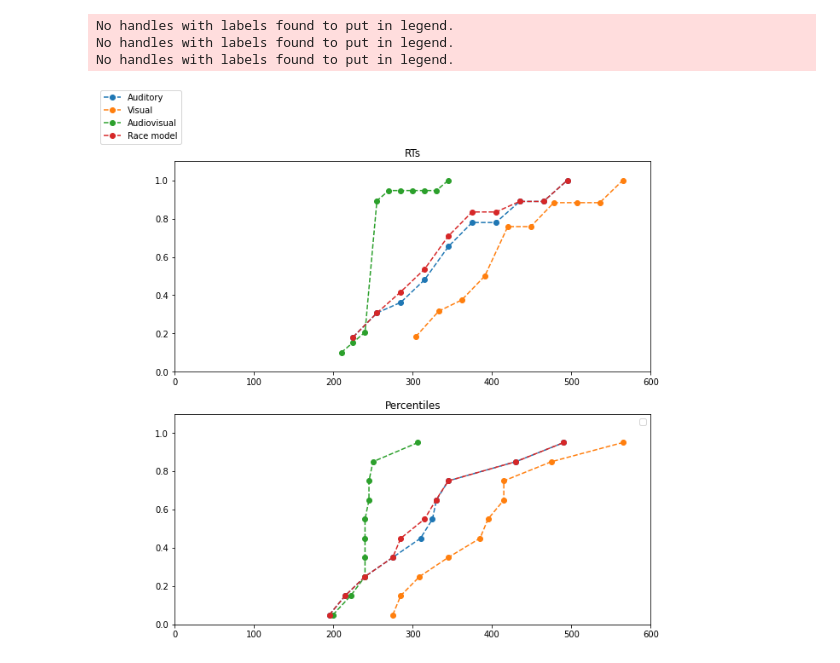
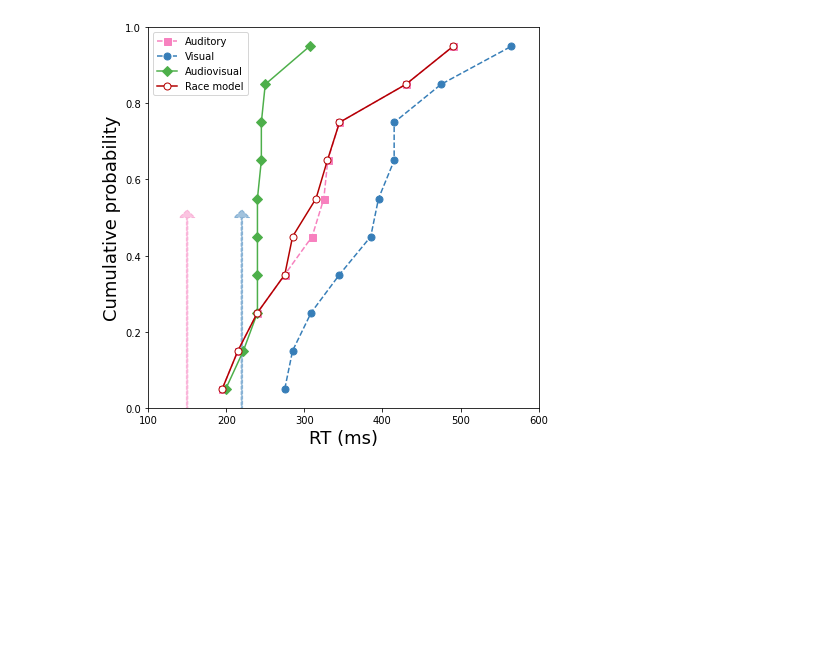
Before and after one commit to wakephul/musin-backend, a Jupyter notebook: cerebellum_rt_plot.ipynb, the cells around one changed output. Drawn from its saved outputs; the diff is of its cells as text; code cells hidden in the pictures; blank space fills up the shorter version.

Commit message:
feat: reset code for cortex + plots

```diff
--- a/cerebellum_rt_plot.ipynb
+++ b/cerebellum_rt_plot.ipynb
@@ -3,9 +3,7 @@ from src.nest.plots.generate import moving_average_plot_no_save
 from src.nest.output.rates import calculate_response_times
 import json
 import matplotlib.pyplot as plt
-# CDF plot for spike times
 import numpy as np
-import matplotlib.pyplot as plt
 
 def cdf_calc(data):
     count, bins_count = np.histogram(data, bins=10)
@@ -19,13 +17,20 @@ def cdf_calc(data):
 ids = [407, 408, 409, 410, 411, 412, 413, 414, 415, 416]
 th = 15
 plots = [
-    ['0', 'Auditory'],
-    ['1', 'Visual'],
-    ['2', 'Audiovisual']
+    ['0', 'Auditory', '--s', '#f781bf', '#f781bf'],
+    ['1', 'Visual', '--o', '#377eb8', '#377eb8'],
+    ['2', 'Audiovisual', '-D', '#4daf4a', '#4daf4a']
 ]
 
-figure, axis = plt.subplots(2, 1, figsize=(10, 10))
-plt.setp(axis, xlim=(0, 600), ylim=(0, 1.1))
+# figure, axis = plt.subplots(2, 1, figsize=(10, 10))
+# plt.setp(axis, xlim=(0, 600), ylim=(0, 1.1))
+# axis[0].set_title('RTs')
+# axis[1].set_title('Percentiles')
+plt.figure(figsize=(7, 7))
+plt.xlim(100, 600)
+plt.ylim(0, 1)
+plt.xlabel("RT (ms)", fontsize=18)
+plt.ylabel("Cumulative probability", fontsize=18)
 
 response_times = []
 for index, plot in enumerate(plots):
@@ -43,10 +48,6 @@ for index, plot in enumerate(plots):
 
         ma_rates = [abs(a-b) for a, b in zip(ma_rates_a, ma_rates_b)]
 
-        # plt.figure()
-        # plt.plot(times, ma_rates)
-        # plt.show()
-
         trial_time = 3000
         bin_size = 5
         resp = calculate_response_times(ma_rates, th, trial_time, bin_size)
@@ -63,29 +64,27 @@ for index, plot in enumerate(plots):
     for i in np.arange(0.05, 1.0, 0.1):
         perc.append(np.percentile(response_times_complete, i*100))
 
-    axis[0].plot(bins_count[1:], cdf, '--o', label=plot[1])
-    axis[0].set_title('RTs')
-    axis[1].plot(perc, np.arange(0.05, 1.0, 0.1), '--o')
-    axis[1].set_title('Percentiles')
-    plt.legend()
+    # axis[0].plot(bins_count[1:], cdf, plot[2], label=plot[1], color=plot[3], markerfacecolor=plot[4])
+    # axis[1].plot(perc, np.arange(0.05, 1.0, 0.1), plot[2], label=plot[1], color=plot[3], markerfacecolor=plot[4])
+    plt.plot(perc, np.arange(0.05, 1.0, 0.1), plot[2], label=plot[1], color=plot[3], markerfacecolor=plot[4], markersize=7)
 
 race_model = np.minimum.reduce([response_times[0], response_times[1]])
-# print(response_times[0])
-# print(response_times[1])
-# print(race_model)
 race_model = [v for v in race_model if v != 999999999]
+bins_count, cdf = cdf_calc(race_model)
 
-bins_count, cdf = cdf_calc(race_model)
 perc = []
 for i in np.arange(0.05, 1.0, 0.1):
     perc.append(np.percentile(race_model, i*100))
 
-axis[0].plot(bins_count[1:], cdf, '--o', label='Race model')
-axis[1].plot(perc, np.arange(0.05, 1.0, 0.1), '--o')
+# axis[0].plot(bins_count[1:], cdf, '-o', label='Race model', color="crimson", markerfacecolor="white")
+# axis[1].plot(perc, np.arange(0.05, 1.0, 0.1), '-o', label='Race model', color="crimson", markerfacecolor="white")
+plt.plot(perc, np.arange(0.05, 1.0, 0.1), '-o', label='Race model', color="#b30000", markerfacecolor="white", markersize=7)
 
-# handles, labels = [(a + b) for a, b in zip(axis[0].get_legend_handles_labels(), axis[1].get_legend_handles_labels())]
-handles, labels = axis[0].get_legend_handles_labels()
-figure.legend(handles, labels, loc='upper left')
-
+plt.legend()
+plt.rcParams['axes.spines.right'] = False
+plt.rcParams['axes.spines.top'] = False
+plt.arrow(150, 0, 0, 0.5, color="#f781bf77", linestyle="--", width=2, head_width=20, head_length=0.02)
+plt.arrow(220, 0, 0, 0.5, color="#377eb877", linestyle="--", width=2, head_width=20, head_length=0.02)
+plt.savefig('cerebellum_rts.png', format='png', dpi=300)
 plt.show()
 # %% [output]
@@ -94,18 +93,15 @@ plt.show()
 
               -- N E S T --
   Copyright (C) 2004 The NEST Initiative
 
  Version: nest-2.18.0
  Built: Aug  6 2021 13:26:04
 
  This program is provided AS IS and comes with
  NO WARRANTY. See the file LICENSE for details.
 
  Problems or suggestions?
    Visit https://www.nest-simulator.org
 
  Type 'nest.help()' to find out more about NEST.
-No handles with labels found to put in legend.
-No handles with labels found to put in legend.
-No handles with labels found to put in legend.
-[figure, old version]
+[figure, new version]
```
Also changed, not shown: parts of 1 cell of this notebook, 11 other files.
